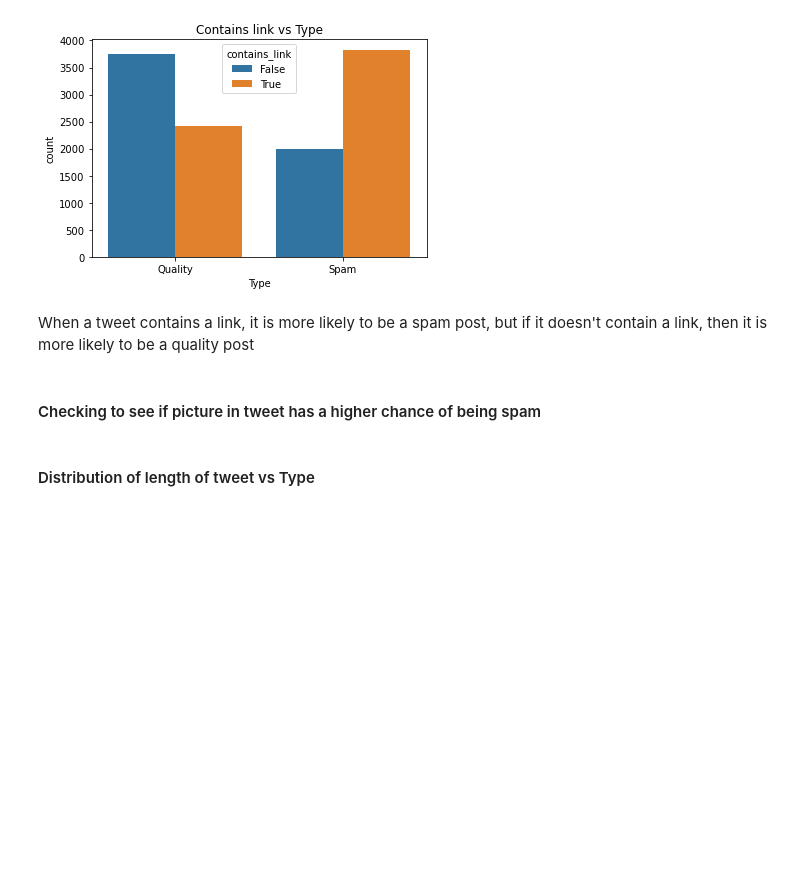
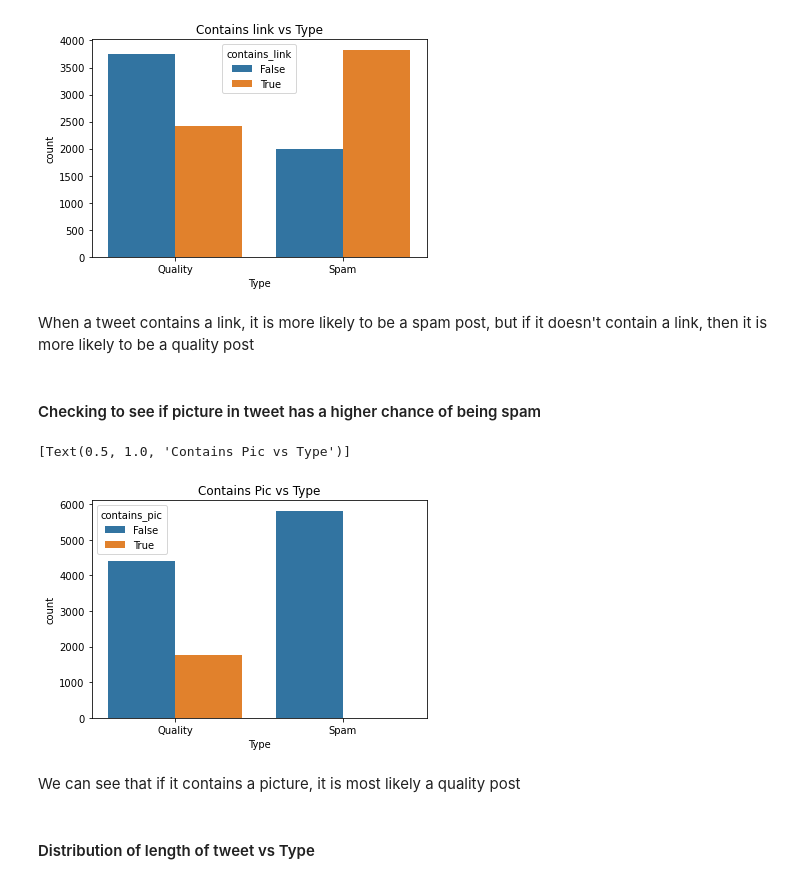
Before and after one commit to DSC-180A/Q2-Project, a Jupyter notebook: EDA/Training Data EDA.ipynb, the cells around one changed output. Drawn from its saved outputs; the diff is of its cells as text; code cells hidden in the pictures; blank space fills up the shorter version.

Commit message:
add contains_pic, histogram of length to eda

```diff
--- a/EDA/Training Data EDA.ipynb
+++ b/EDA/Training Data EDA.ipynb
@@ -28,6 +28,7 @@ df["length"] = df["Tweet"].apply(lambda x: len(x.split(" "))) #Number of words i
 df["contains_at"] = df["Tweet"].apply(lambda x: "@" in x) #Check to see if the tweet is addressing someone specific
 df["contains_hashtag"] = df["Tweet"].apply(lambda x: "#" in x) #Check to see if tweet is linked to category
 df["contains_link"] = df["Tweet"].apply(lambda x: "http" in x) #Check to see if link is in tweet
+df["contains_pic"] = df["Tweet"].apply(lambda x: "pic.twitter" in x) #Check to see if pic is in tweet
 # %%
 df.head()
 # %% [output]
@@ -86,5 +87,12 @@ sns.countplot(x="Type", hue="contains_link", data=df).set(title='Contains link v
 When a tweet contains a link, it is more likely to be a spam post, but if it doesn't contain a link, then it is more likely to be a quality post
 # %% [markdown]
 #### Checking to see if picture in tweet has a higher chance of being spam
+# %%
+sns.countplot(x="Type", hue="contains_pic", data=df).set(title="Contains Pic vs Type")
+# %% [output]
+[Text(0.5, 1.0, 'Contains Pic vs Type')]
+[figure, added]
+# %% [markdown]
+We can see that if it contains a picture, it is most likely a quality post
 # %% [markdown]
 #### Distribution of length of tweet vs Type
```
Also changed, not shown: parts of 2 cells of this notebook.
